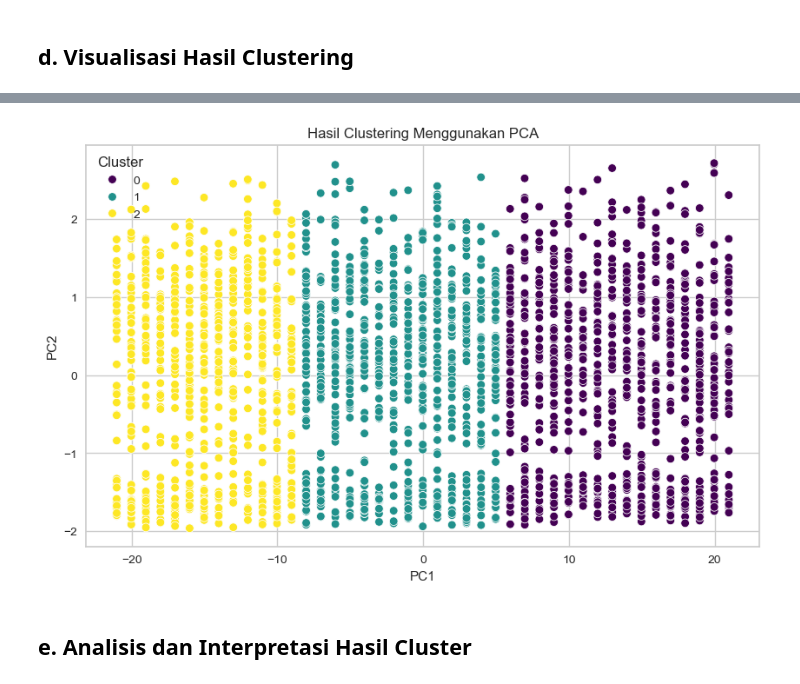
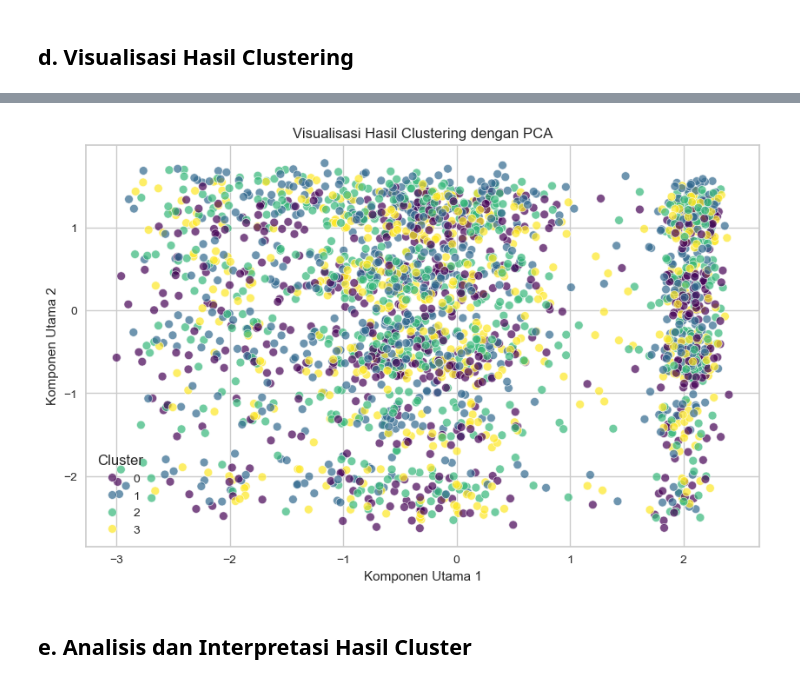
Before and after one commit to Aditypraa/fraud-detection-project, a Jupyter notebook: [Clustering]_Submission_Akhir_BMLP_Aditya Pratama.ipynb, the cells around one changed output, grey strips where cells are left out. Drawn from its saved outputs; the diff is of its cells as text; code cells hidden in the pictures.

```diff
--- a/[Clustering]_Submission_Akhir_BMLP_Aditya Pratama.ipynb
+++ b/[Clustering]_Submission_Akhir_BMLP_Aditya Pratama.ipynb
@@ -769,15 +747,14 @@ fitur_terstandarisasi = scaler.fit_transform(fitur_untuk_clustering)
 # Melanjutkan dengan clustering menggunakan KMeans
 kmeans = KMeans(random_state=42)
 
-# Menggunakan visualisasi Elbow untuk menentukan jumlah cluster optimal
-visualizer = KElbowVisualizer(kmeans, k=(1, 10))
+# Memperbaiki visualisasi Elbow untuk menentukan jumlah cluster optimal
+visualizer = KElbowVisualizer(kmeans, k=(2, 10), metric='distortion', timings=False)
 visualizer.fit(fitur_terstandarisasi)
+visualizer.show()
 
-# Menampilkan hasil visualisasi
-plt.figure(figsize=(10, 6))
-visualizer.show(outpath=None)
-plt.tight_layout()
-plt.show()
+# Menentukan jumlah cluster optimal berdasarkan hasil Elbow
+optimal_clusters = visualizer.elbow_value_
+print(f"Jumlah cluster optimal berdasarkan metode Elbow: {optimal_clusters}")
 # %% [output]
 [WinError 2] The system cannot find the file specified
 Returning the number of logical cores instead. You can silence this warning by setting LOKY_MAX_CPU_COUNT to the number of cores you want to use.
@@ -796,10 +772,16 @@ Returning the number of logical cores instead. You can silence this warning by s
 # %%
 # Inisialisasi Model KMeans dengan jumlah cluster optimal
-model_kmeans = KMeans(n_clusters=3, random_state=0)
+model_kmeans = KMeans(n_clusters=optimal_clusters, random_state=0)
 model_kmeans.fit(fitur_untuk_clustering)  # Melatih model dengan fitur yang dipilih
 
 # Mendapatkan label cluster
 cluster_labels = model_kmeans.labels_
+
+# Menambahkan label cluster ke dataframe
+df_preprocessed['Cluster'] = cluster_labels
+
+# Menampilkan jumlah data di setiap cluster
+print(df_preprocessed['Cluster'].value_counts())
 
 # Menentukan jumlah cluster
 k = 3
@@ -931,18 +939,22 @@ Berikut adalah **rekomendasi** tahapannya.
 # %%
 # Visualisasi hasil clustering menggunakan PCA
-# PCA digunakan untuk mereduksi dimensi data menjadi 2 komponen utama
-pca = PCA(n_components=2)  # Inisialisasi PCA dengan 2 komponen
-pca_components = pca.fit_transform(k_means_rfe)  # Menerapkan PCA pada data clustering
-df_viz = pd.DataFrame(pca_components, columns=["PC1", "PC2"])  # Membuat DataFrame untuk komponen PCA
-df_viz["Cluster"] = cluster_labels_rfe  # Menambahkan label cluster ke DataFrame
+pca = PCA(n_components=2)
+pca_components = pca.fit_transform(fitur_terstandarisasi)
 
-# Membuat scatter plot untuk visualisasi hasil clustering
-plt.figure(figsize=(10, 6))  # Mengatur ukuran figure
-sns.scatterplot(data=df_viz, x="PC1", y="PC2", hue="Cluster", palette="viridis")  # Membuat scatter plot dengan warna berdasarkan cluster
-plt.title("Hasil Clustering Menggunakan PCA")  # Menambahkan judul pada plot
-plt.show()  # Menampilkan plot
+# Membuat DataFrame untuk visualisasi
+df_viz = pd.DataFrame(pca_components, columns=['PC1', 'PC2'])
+df_viz['Cluster'] = cluster_labels
+
+# Scatter plot hasil clustering
+plt.figure(figsize=(10, 6))
+sns.scatterplot(data=df_viz, x='PC1', y='PC2', hue='Cluster', palette='viridis', s=50, alpha=0.7)
+plt.title("Visualisasi Hasil Clustering dengan PCA")
+plt.xlabel("Komponen Utama 1")
+plt.ylabel("Komponen Utama 2")
+plt.legend(title="Cluster")
+plt.show()
 # %% [output]
-[figure, old version]
+[figure, new version]
 # %% [markdown]
 ## **e. Analisis dan Interpretasi Hasil Cluster**
 # %% [markdown]
```
Also changed, not shown: parts of 14 cells of this notebook, 2 other files.
